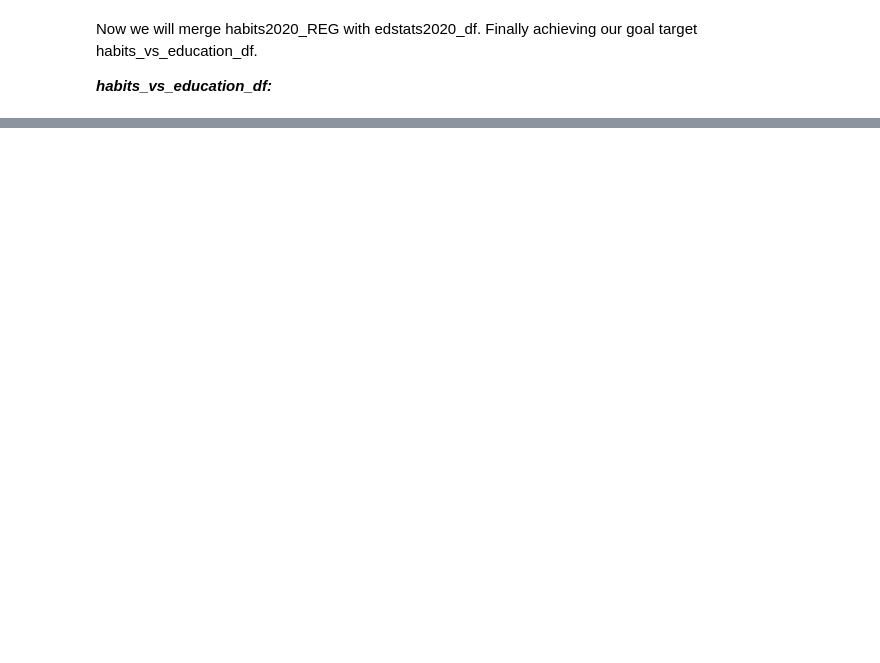
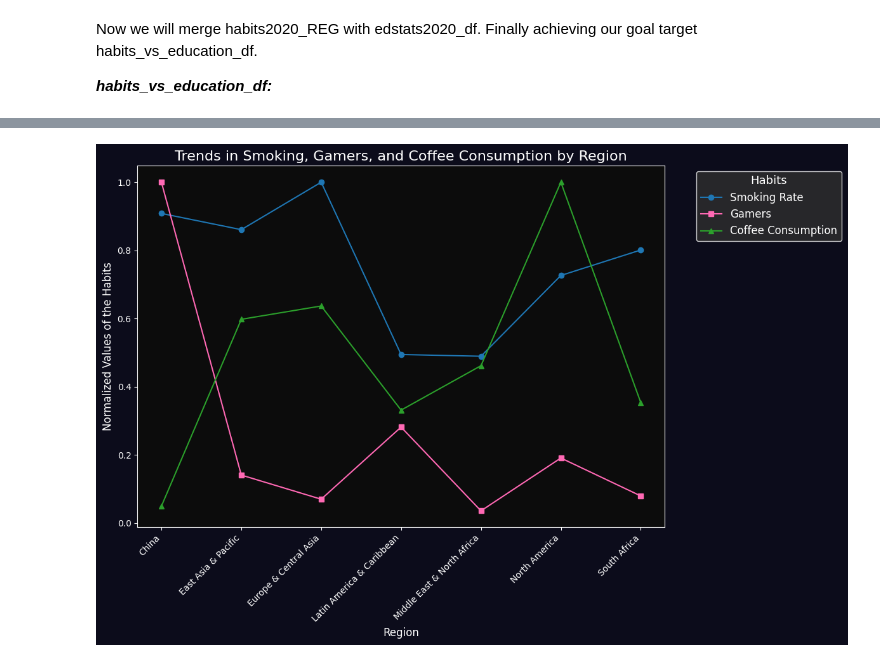
Before and after one commit to DefoNotGus/DV_assesment, a Jupyter notebook: DV_assesment.ipynb, the cells around one changed output, grey strips where cells are left out. Drawn from its saved outputs; the diff is of its cells as text; code cells hidden in the pictures; blank space fills up the shorter version.

```diff
--- a/DV_assesment.ipynb
+++ b/DV_assesment.ipynb
@@ -506,0 +622,50 @@ plt.show()
+# %%
+# Normalize data for comparison
+normalized_smoking = habits_vs_education_df['Smoking rate in 2020(%)'] / habits_vs_education_df['Smoking rate in 2020(%)'].max()
+normalized_gamers = habits_vs_education_df['Gamers in 2019(MM)'] / habits_vs_education_df['Gamers in 2019(MM)'].max()
+normalized_coffee = habits_vs_education_df['Coffee per capita in 2020 (KG)'] / habits_vs_education_df['Coffee per capita in 2020 (KG)'].max()
+
+# Plot multi-line chart
+fig, ax = plt.subplots(figsize=(12, 8))
+
+# Plot the lines
+ax.plot(habits_vs_education_df.index, normalized_smoking, label='Smoking Rate', marker='o', color='#1f77b4')
+ax.plot(habits_vs_education_df.index, normalized_gamers, label='Gamers', marker='s', color='#ff69b4')
+ax.plot(habits_vs_education_df.index, normalized_coffee, label='Coffee Consumption', marker='^', color='#2ca02c')
+
+# Customize chart
+ax.set_xlabel('Region', fontsize=12, color='white')  # Font color for x-axis
+ax.set_ylabel('Normalized Values of the Habits', fontsize=12, color='white')  # Font color for y-axis
+ax.set_title('Trends in Smoking, Gamers, and Coffee Consumption by Region', fontsize=16, color='white')  # Font color for title
+ax.set_xticks(range(len(habits_vs_education_df.index)))
+ax.set_xticklabels(habits_vs_education_df.index, rotation=45, ha='right', color='white')  # Font color for xticklabels
+
+# Set background color (both inner and outer)
+ax.set_facecolor('#0c0c0c')  # Inner background color
+fig.patch.set_facecolor('#0c0c1b')  # Outer background color
+ax.tick_params(colors='white')  # Set tick label color to white
+
+# Set the color of the axis lines (spines) to white
+ax.spines['top'].set_color('white')
+ax.spines['bottom'].set_color('white')
+ax.spines['left'].set_color('white')
+ax.spines['right'].set_color('white')
+
+# Move legend to the right of the plot
+legend = ax.legend(loc='upper left', bbox_to_anchor=(1.05, 1), title='Habits', fontsize=12, title_fontsize=13, frameon=True)
+
+# Customize legend background and font colors
+legend.get_frame().set_facecolor('#2f2f2f')  # Set background color for legend box
+legend.get_frame().set_edgecolor('white')    # Set edge color for the legend box
+legend.get_frame().set_linewidth(1)          # Set line width for the legend box
+legend.get_title().set_color('white')        # Set legend title font color
+for text in legend.get_texts():
+    text.set_color('white')  # Set legend labels font color
+
+# Adjust layout to prevent clipping
+plt.tight_layout()
+
+# Display the plot
+plt.show()
+# %% [output]
+[figure, added]
```
Also changed, not shown: parts of 22 cells of this notebook, 1 other file.
